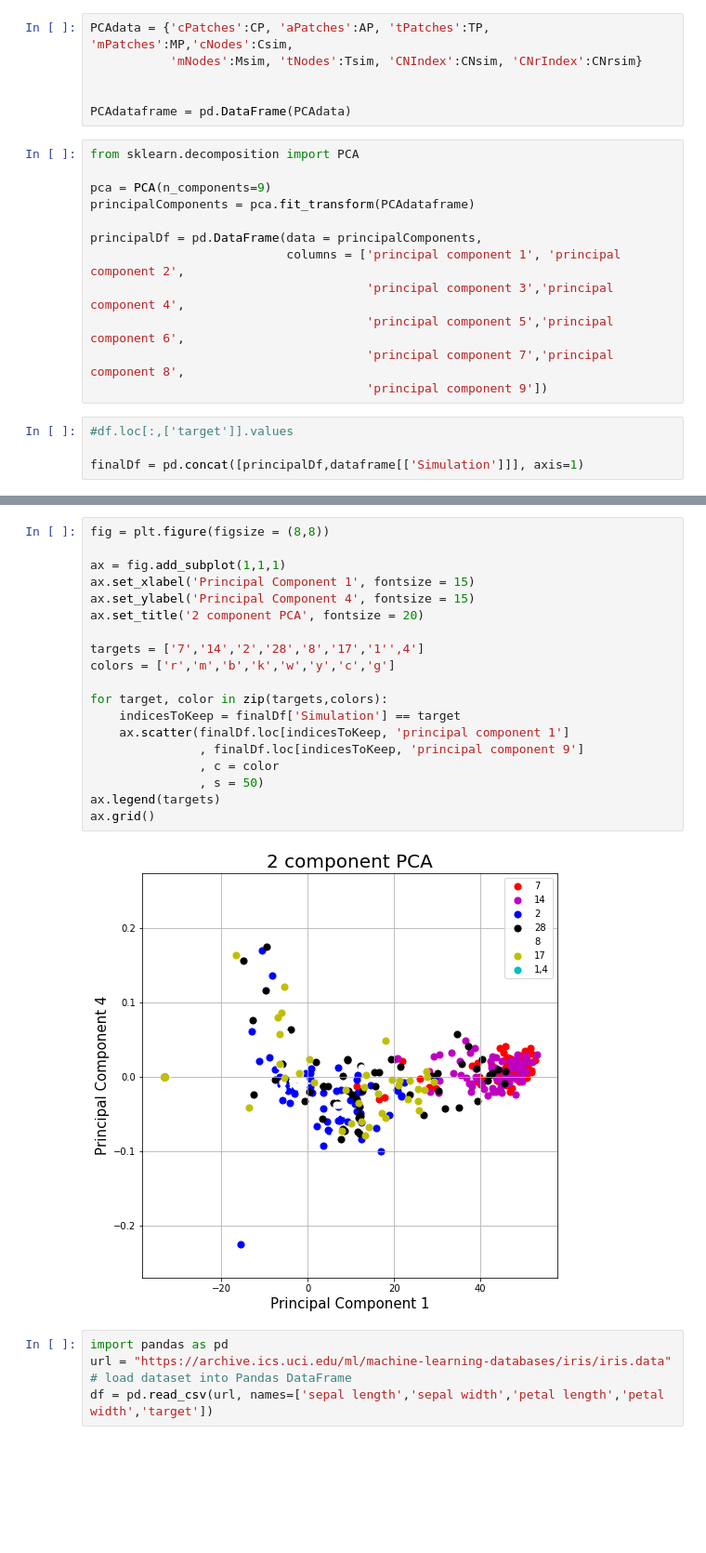
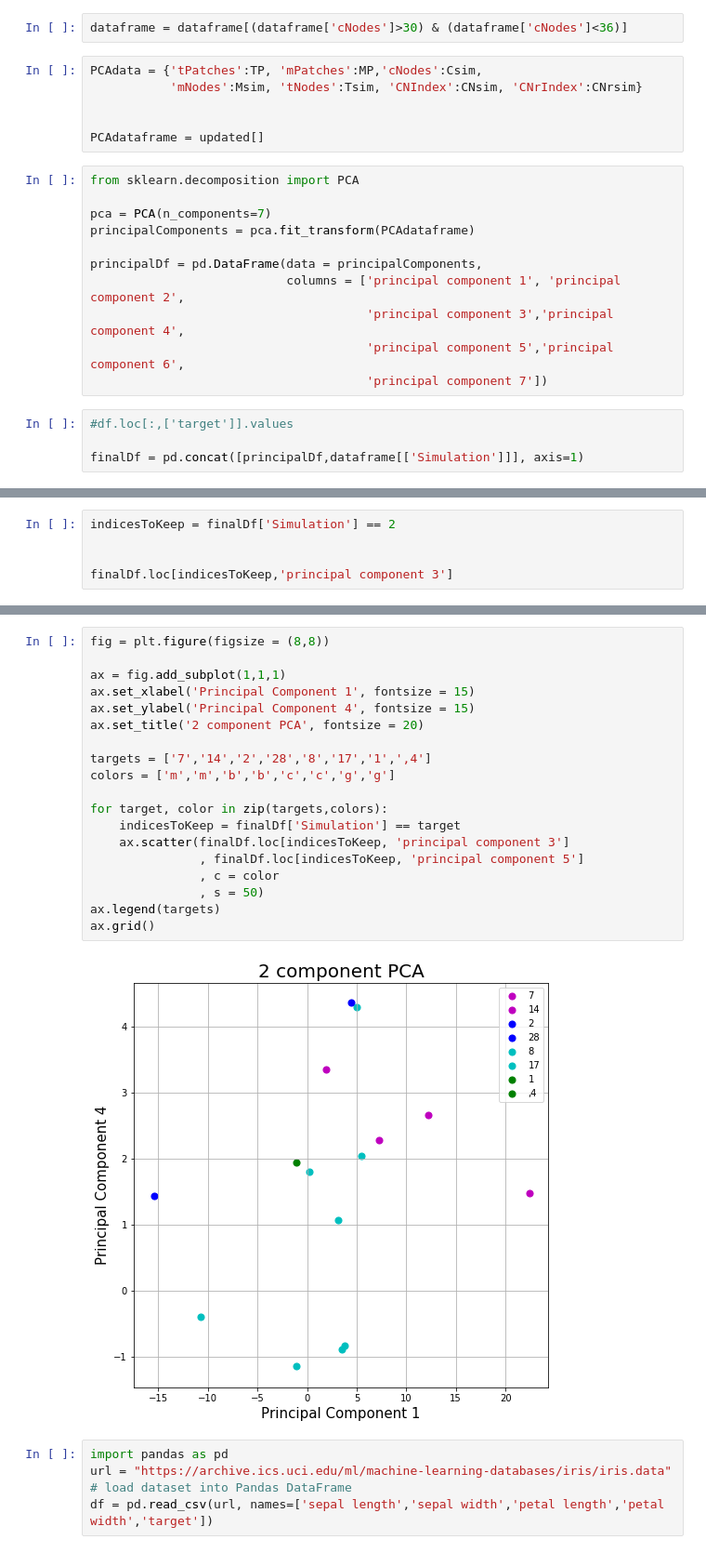
Before and after one commit to rneuhausler/coralModel-analyses, a Jupyter notebook: scripts/Statistical Integration.ipynb, the cells around one changed output, grey strips where cells are left out. Shown at 93% size. Drawn from its saved outputs; the diff is of its cells as text; blank space fills up the shorter version.

Commit message:
some other plots in statistical integration

```diff
--- a/scripts/Statistical Integration.ipynb
+++ b/scripts/Statistical Integration.ipynb
@@ -174,21 +322,22 @@ dataframe
+# %%
+dataframe = dataframe[(dataframe['cNodes']>30) & (dataframe['cNodes']<36)]
 # %%
-PCAdata = {'cPatches':CP, 'aPatches':AP, 'tPatches':TP, 'mPatches':MP,'cNodes':Csim,
+PCAdata = {'tPatches':TP, 'mPatches':MP,'cNodes':Csim,
            'mNodes':Msim, 'tNodes':Tsim, 'CNIndex':CNsim, 'CNrIndex':CNrsim}
 
 
-PCAdataframe = pd.DataFrame(PCAdata)
+PCAdataframe = updated[]
 # %%
 from sklearn.decomposition import PCA
 
-pca = PCA(n_components=9)
+pca = PCA(n_components=7)
 principalComponents = pca.fit_transform(PCAdataframe)
 
 principalDf = pd.DataFrame(data = principalComponents,
                            columns = ['principal component 1', 'principal component 2',
                                       'principal component 3','principal component 4',
                                       'principal component 5','principal component 6',
-                                      'principal component 7','principal component 8',
-                                      'principal component 9'])
+                                      'principal component 7'])
 # %%
 #df.loc[:,['target']].values
 
@@ -195,0 +360,5 @@ finalDf = pd.concat([principalDf,dataframe[['Simulation']]], axis=1)
+# %%
+indicesToKeep = finalDf['Simulation'] == 2
+
+
+finalDf.loc[indicesToKeep,'principal component 3']
@@ -196,24 +367,24 @@ finalDf = pd.concat([principalDf,dataframe[['Simulation']]], axis=1)
 # %%
 fig = plt.figure(figsize = (8,8))
 
 ax = fig.add_subplot(1,1,1)
 ax.set_xlabel('Principal Component 1', fontsize = 15)
 ax.set_ylabel('Principal Component 4', fontsize = 15)
 ax.set_title('2 component PCA', fontsize = 20)
 
-targets = ['7','14','2','28','8','17','1'',4']
-colors = ['r','m','b','k','w','y','c','g']
+targets = ['7','14','2','28','8','17','1',',4']
+colors = ['m','m','b','b','c','c','g','g']
 
 for target, color in zip(targets,colors):
     indicesToKeep = finalDf['Simulation'] == target
-    ax.scatter(finalDf.loc[indicesToKeep, 'principal component 1']
-               , finalDf.loc[indicesToKeep, 'principal component 9']
+    ax.scatter(finalDf.loc[indicesToKeep, 'principal component 3']
+               , finalDf.loc[indicesToKeep, 'principal component 5']
                , c = color
                , s = 50)
 ax.legend(targets)
 ax.grid()
 # %% [output]
-[figure, old version]
+[figure, new version]
 # %%
 import pandas as pd
 url = "https://archive.ics.uci.edu/ml/machine-learning-databases/iris/iris.data"
```
Also changed, not shown: parts of 65 cells of this notebook, 1 other file.
